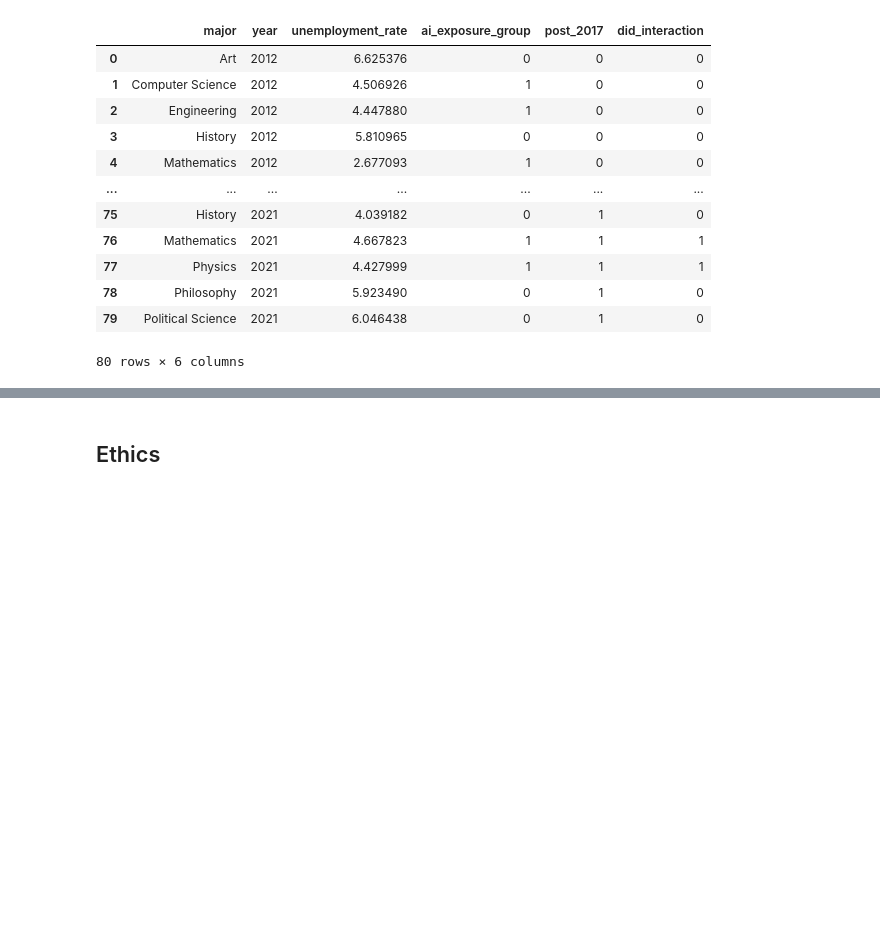
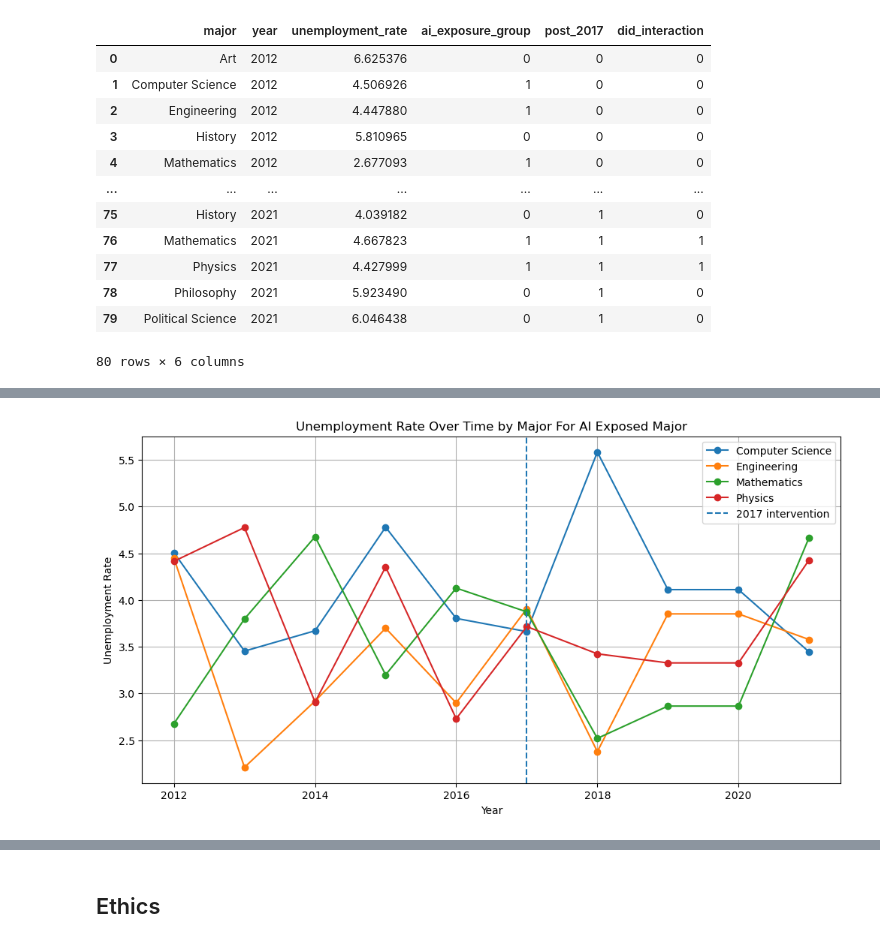
Before and after one commit to COGS108/Group-SP26-095, a Jupyter notebook: 03-FinalProject.ipynb, the cells around one changed output, grey strips where cells are left out. Cells and saved outputs as stored; diff of their text form; code cells hidden in the pictures; blank space fills up the shorter version.

```diff
--- a/03-FinalProject.ipynb
+++ b/03-FinalProject.ipynb
@@ -359,0 +411,21 @@ Some more words and stuff.  Remember notebooks work best if you interleave the c
+# %%
+plt.figure(figsize=(12, 6))
+
+for major, data in ai_exposed.groupby("major"):
+    plt.plot(
+        data["year"],
+        data["unemployment_rate"],
+        marker="o",
+        label=major
+    )
+
+plt.axvline(x=2017, linestyle="--", label="2017 intervention")
+
+plt.xlabel("Year")
+plt.ylabel("Unemployment Rate")
+plt.title("Unemployment Rate Over Time by Major For AI Exposed Major")
+plt.legend()
+plt.grid(True)
+plt.show()
+# %% [output]
+[figure, added]
```
Also changed, not shown: parts of 32 cells of this notebook.
